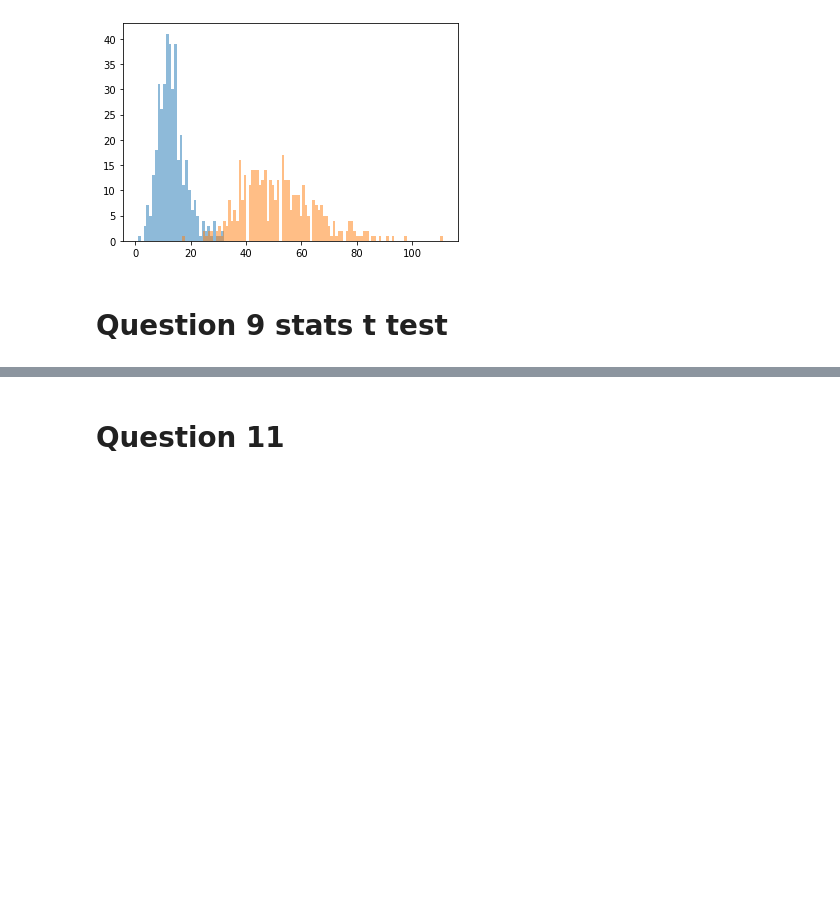
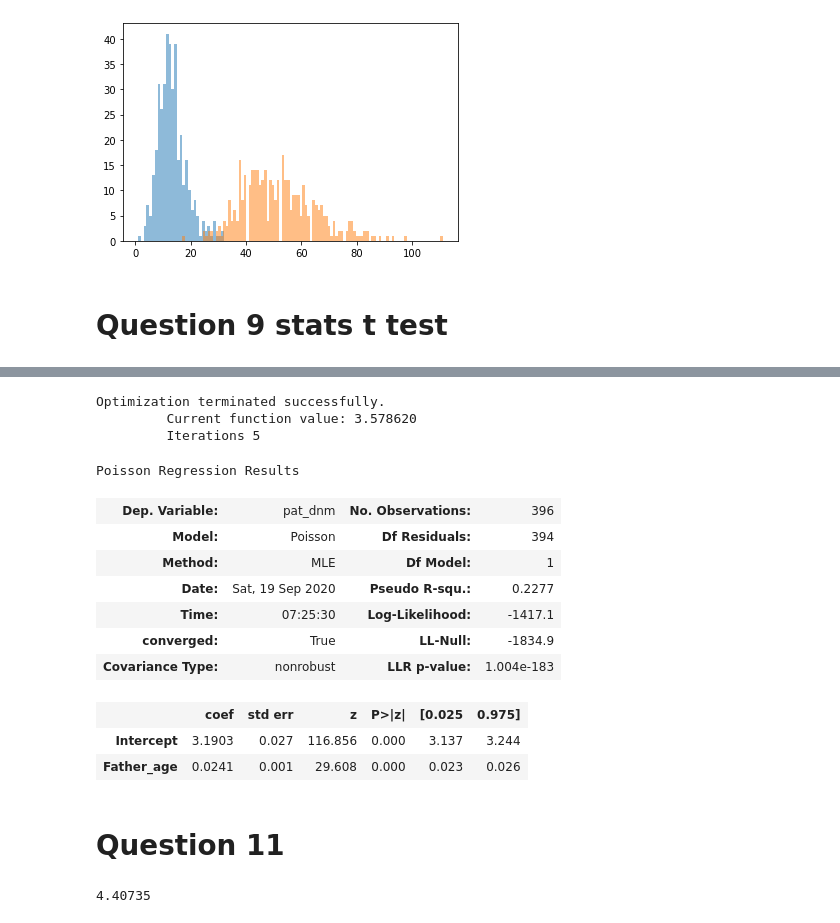
Before and after one commit to vmorri12/qbb2020-answers, a Jupyter notebook: day5-lunch/day5-lunch.ipynb, the cells around one changed output, grey strips where cells are left out. Cells and saved outputs as stored; diff of their text form; code cells hidden in the pictures; blank space fills up the shorter version.

```diff
--- a/day5-lunch/day5-lunch.ipynb
+++ b/day5-lunch/day5-lunch.ipynb
@@ -205,8 +234,30 @@ plt.show()
+# %%
+model = smf.poisson(formula="pat_dnm ~ Father_age", data =new_df_3)
+results= model.fit()
+results.summary()
+# %% [output]
+Optimization terminated successfully.
+         Current function value: 3.578620
+         Iterations 5
+Poisson Regression Results
+| Dep. Variable: | pat_dnm | No. Observations: | 396 |
+| Model: | Poisson | Df Residuals: | 394 |
+| Method: | MLE | Df Model: | 1 |
+| Date: | Sat, 19 Sep 2020 | Pseudo R-squ.: | 0.2277 |
+| Time: | 07:25:30 | Log-Likelihood: | -1417.1 |
+| converged: | True | LL-Null: | -1834.9 |
+| Covariance Type: | nonrobust | LLR p-value: | 1.004e-183 |
+|  | coef | std err | z | P>|z| | [0.025 | 0.975] |
+| Intercept | 3.1903 | 0.027 | 116.856 | 0.000 | 3.137 | 3.244 |
+| Father_age | 0.0241 | 0.001 | 29.608 | 0.000 | 0.023 | 0.026 |
 # %% [markdown]
 # Question 11
 # %%
-#poisson regression iss equal to u=exp(a + Bx)= exp(a)exp(Bx)
+#poisson regression is equal to u=exp(a + Bx)= exp(a)exp(Bx)
 #import math
-#math.exp(3.19 +   0.0024096)
+#math.exp(3.19 + 0.00241*50.5)
 #a is intercept coeffient and B is coefficient of fathers age
 #x is fathers age
+(3.1903 + (0.0241*50.5))
+# %% [output]
+4.40735
```
Also changed, not shown: parts of 21 cells of this notebook.
